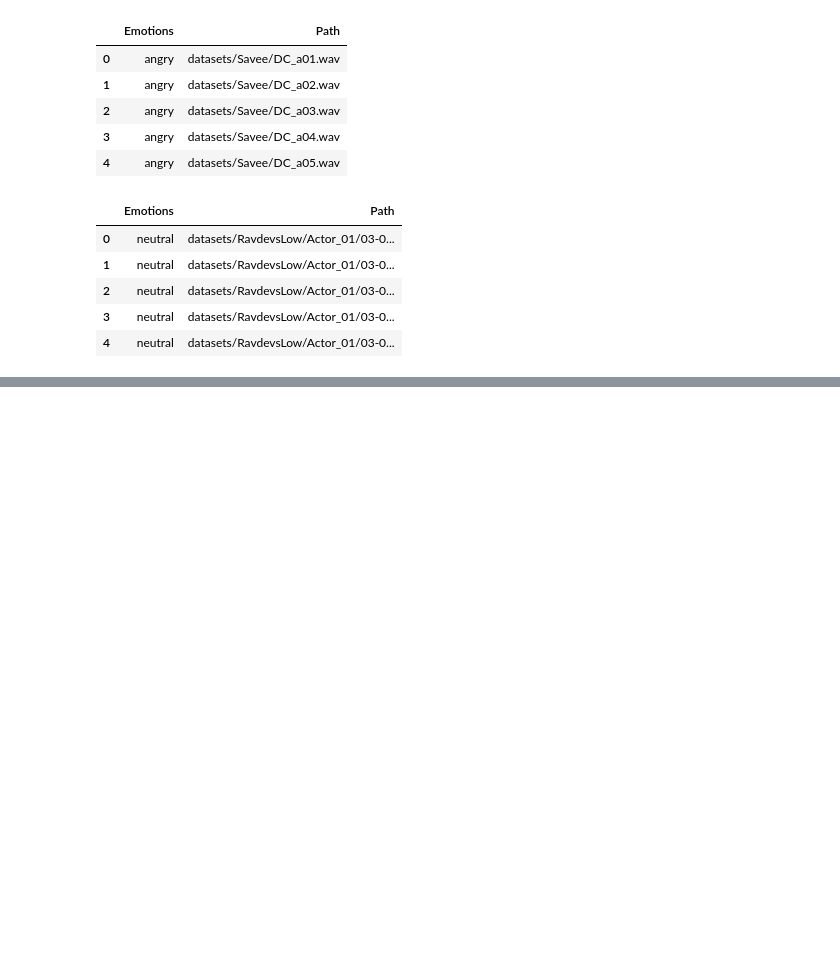
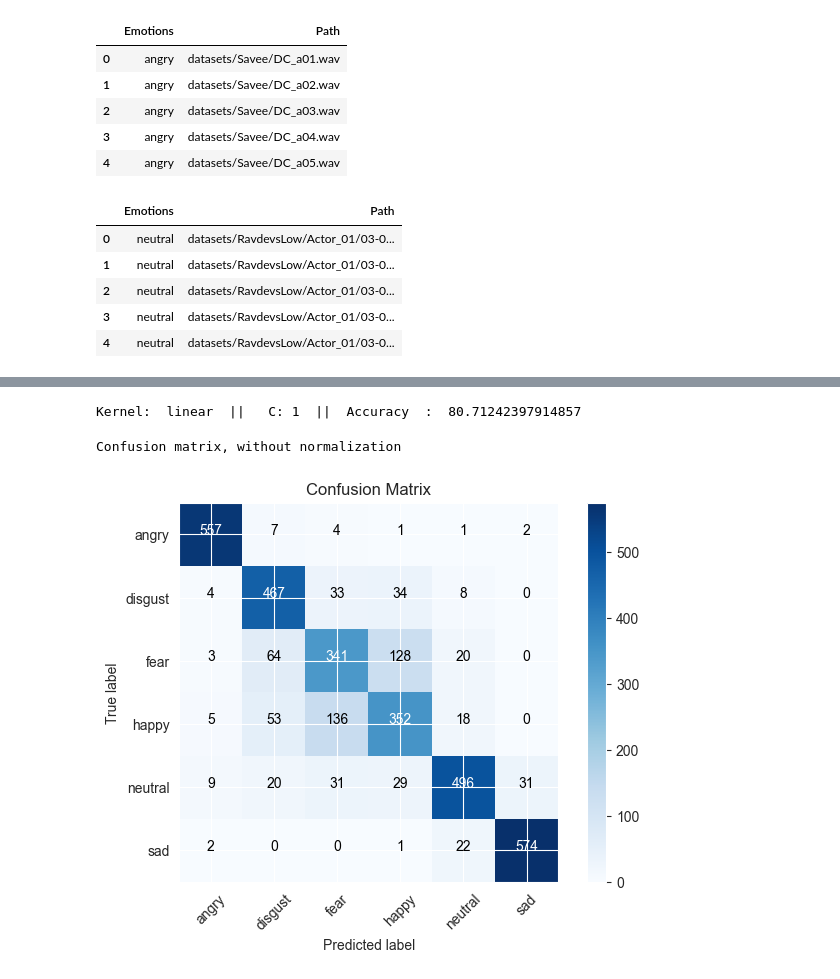
Before and after one commit to samitbaral1/VoiceEmotionRecogn, a Jupyter notebook: EM.ipynb, the cells around one changed output, grey strips where cells are left out. Drawn from its saved outputs; the diff is of its cells as text; code cells hidden in the pictures; blank space fills up the shorter version.

```diff
--- a/EM.ipynb
+++ b/EM.ipynb
@@ -627,13 +594,57 @@ import random
 from sklearn import svm
 from sklearn.metrics import accuracy_score
 
-for i in C_choice:
-    a=random.choice(kernelchoice)
-    b=random.choice(C_choice)
-    classifier = svm.SVC(kernel='linear', gamma="auto", C=b)
-    classifier.fit(x_train, y_train)
-    y_predict = classifier.predict(x_test)
-    accuracyPercent = accuracy_score(y_test, y_predict) * 100
-    print("Kernel:  "+ str(a) + "  ||  "+" C: " + str(b) +"  ||  Accuracy"+ "  :  " + str(accuracyPercent))
+classifier = svm.SVC(kernel='linear', gamma="auto", C=1)
+classifier.fit(x_train, y_train)
+y_predict = classifier.predict(x_test)
+accuracyPercent = accuracy_score(y_test, y_predict) * 100
+print("Kernel:  " + "linear" + "  ||  " + " C: " + str(1) + "  ||  Accuracy" + "  :  " + str(accuracyPercent))
+# %% [output]
+Kernel:  linear  ||   C: 1  ||  Accuracy  :  80.71242397914857
+# %%
+import itertools
+import pandas as pd
+import matplotlib.pyplot as plt
+from sklearn import svm
+from sklearn.metrics import accuracy_score, confusion_matrix
+
+
+def plot_confusion_matrix(cm, classes,
+                          normalize=False,
+                          title='Confusion matrix',
+                          cmap=plt.cm.Blues):
+    if normalize:
+        cm = cm.astype('float') / cm.sum(axis=1)[:, np.newaxis]
+        print("Normalized confusion matrix")
+    else:
+        print('Confusion matrix, without normalization')
+
+    plt.imshow(cm, interpolation='nearest', cmap=cmap)
+    plt.title(title)
+    plt.colorbar()
+    tick_marks = np.arange(len(classes))
+    plt.xticks(tick_marks, classes, rotation=45)
+    plt.yticks(tick_marks, classes)
+
+    fmt = '.2f' if normalize else 'd'
+    thresh = cm.max() / 2.
+    for i, j in itertools.product(range(cm.shape[0]), range(cm.shape[1])):
+        plt.text(j, i, format(cm[i, j], fmt),
+                 horizontalalignment="center",
+                 color="white" if cm[i, j] > thresh else "black")
+
+    plt.tight_layout()
+    plt.ylabel('True label')
+    plt.xlabel('Predicted label')
+
+confusion = confusion_matrix(y_test, y_predict)
+# df_confusion = pd.crosstab(y_test, y_predict, rownames=['True'], colnames=['Predicted'], margins=True)
+
+plot_confusion_matrix(confusion, classes=["angry", "disgust", "fear", "happy", "neutral", "sad"],
+                      title='Confusion Matrix')
+plt.show()
+# %% [output]
+Confusion matrix, without normalization
+[figure, added]
 # %%
 print(classification_report(y_test, y_predict))
```
Also changed, not shown: parts of 25 cells of this notebook, 49 other files.
